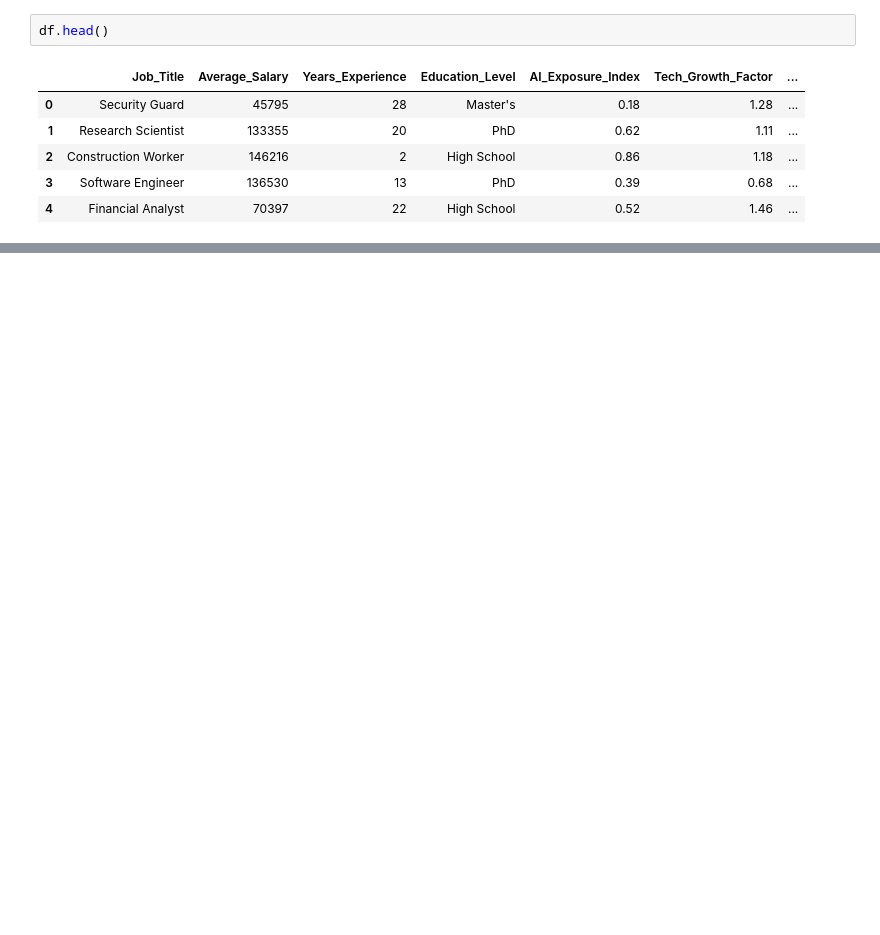
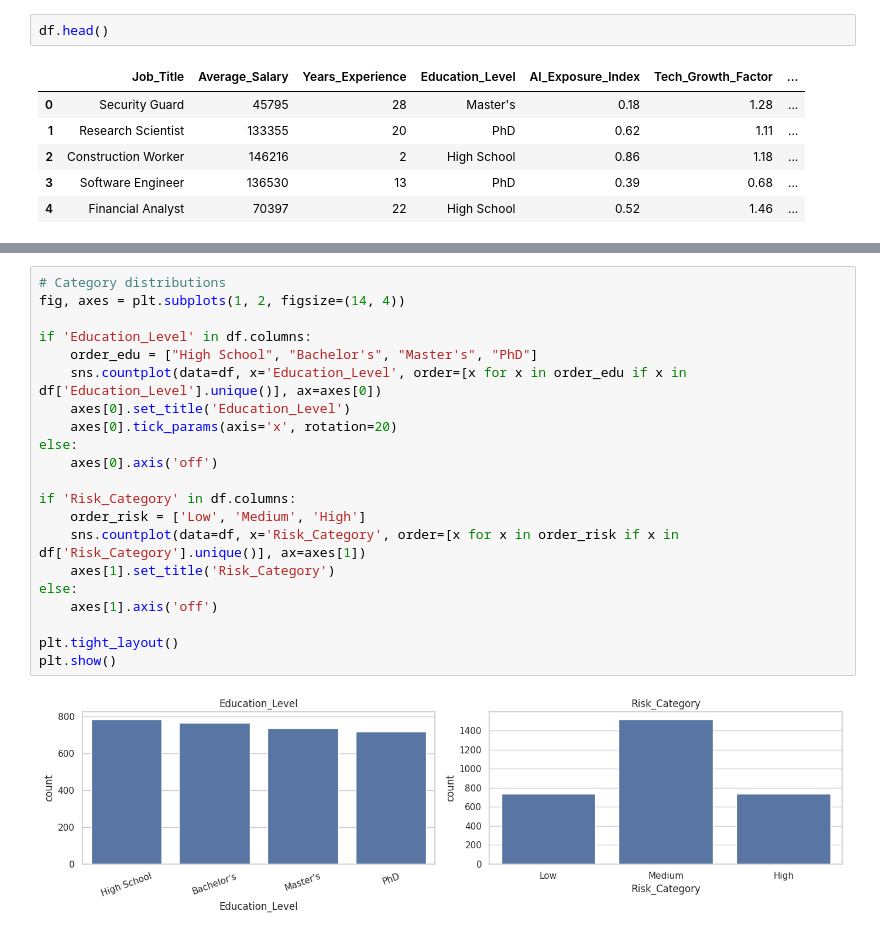
Before and after one commit to AlexandreVilaca1/ai-impact, a Jupyter notebook: EDA.ipynb, the cells around one changed output, grey strips where cells are left out. Saved outputs shown, nothing was run; the diff lists cells and outputs as text; blank space fills up the shorter version.

```diff
--- a/EDA.ipynb
+++ b/EDA.ipynb
@@ -45,0 +207,23 @@ df.head()
+# %%
+# Category distributions
+fig, axes = plt.subplots(1, 2, figsize=(14, 4))
+
+if 'Education_Level' in df.columns:
+    order_edu = ["High School", "Bachelor's", "Master's", "PhD"]
+    sns.countplot(data=df, x='Education_Level', order=[x for x in order_edu if x in df['Education_Level'].unique()], ax=axes[0])
+    axes[0].set_title('Education_Level')
+    axes[0].tick_params(axis='x', rotation=20)
+else:
+    axes[0].axis('off')
+
+if 'Risk_Category' in df.columns:
+    order_risk = ['Low', 'Medium', 'High']
+    sns.countplot(data=df, x='Risk_Category', order=[x for x in order_risk if x in df['Risk_Category'].unique()], ax=axes[1])
+    axes[1].set_title('Risk_Category')
+else:
+    axes[1].axis('off')
+
+plt.tight_layout()
+plt.show()
+# %% [output]
+[figure, added]
```
Also changed, not shown: parts of 32 cells of this notebook.
